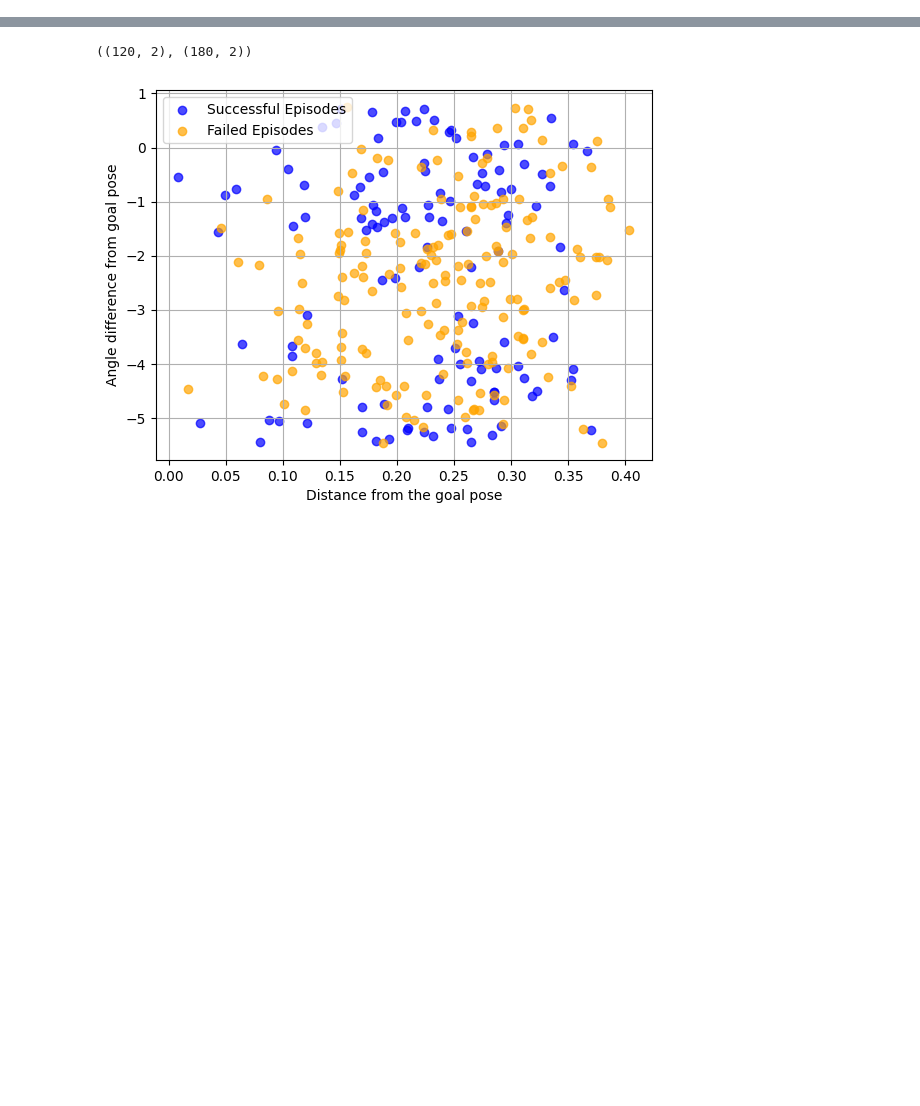
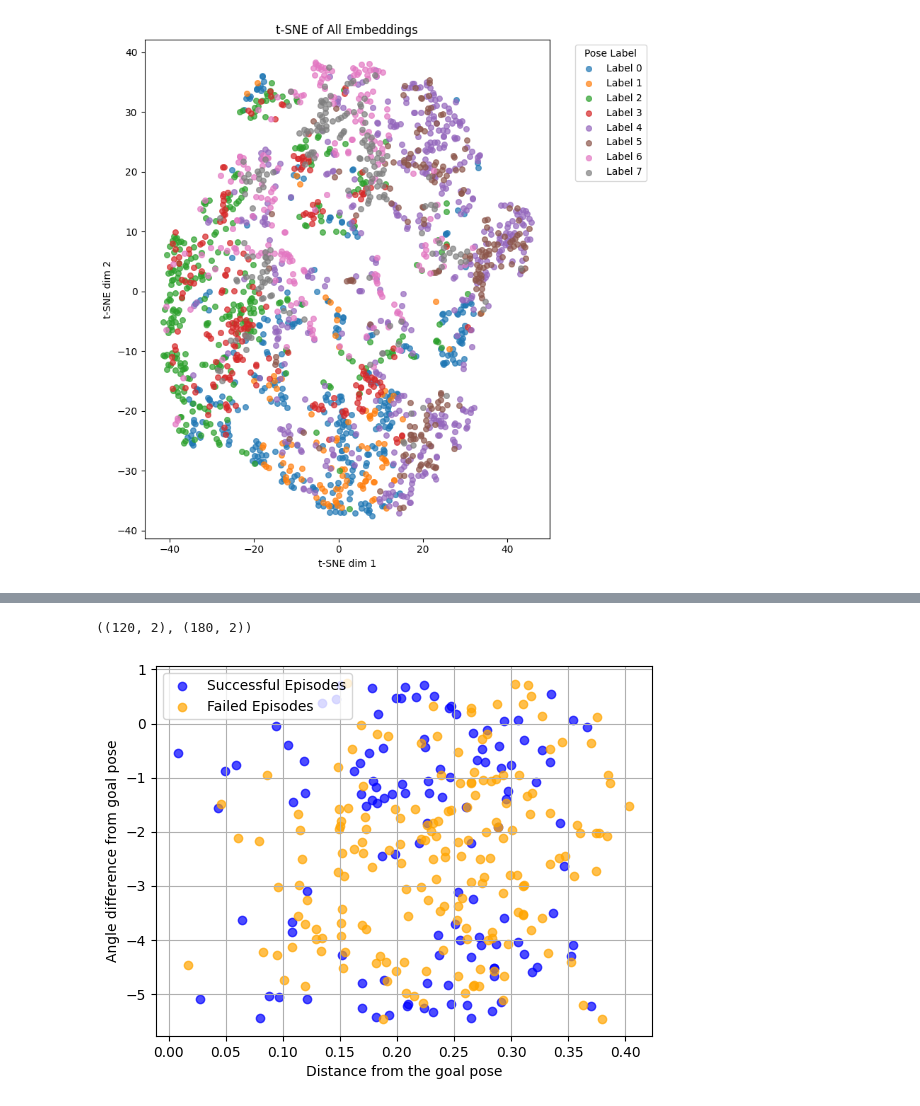
Before and after one commit to rajivswamy/action-diffusion-failure, a Jupyter notebook: dataset_analysis.ipynb, the cells around one changed output, grey strips where cells are left out. Saved outputs shown, nothing was run; the diff lists cells and outputs as text; code cells hidden in the pictures; blank space fills up the shorter version.

```diff
--- a/dataset_analysis.ipynb
+++ b/dataset_analysis.ipynb
@@ -49,0 +239,64 @@ Success rate: 0.20
+# %%
+import matplotlib.pyplot as plt
+from sklearn.decomposition import PCA
+from sklearn.manifold import TSNE
+
+plot_all = True        # True = plot every point; False = plot only the chosen episode
+episode_index = 2       # change to the kth episode you want (0-based)
+
+# 1) Prepare full embedding matrix
+all_embeddings = np.vstack(viz_data['embedding'].values)
+
+# 2) Dimensionality reduction on the full set
+pca = PCA(n_components=50, random_state=42)
+X_pca_all = pca.fit_transform(all_embeddings)
+
+tsne = TSNE(
+    n_components=2,
+    init='pca',
+    perplexity=50,
+    learning_rate=200,
+    n_iter=1000,
+    random_state=42,
+)
+X_tsne_all = tsne.fit_transform(X_pca_all)
+
+# 3) Figure out which episode that actually is
+unique_eps = viz_data['episode'].unique()
+if episode_index < 0 or episode_index >= len(unique_eps):
+    raise IndexError(f"episode_index must be in [0, {len(unique_eps)-1}]")
+target_ep = unique_eps[episode_index]
+
+# 4) Build mask for that episode
+mask = (viz_data['episode'] == target_ep).values
+
+# 5) Select points & labels depending on the toggle
+if plot_all:
+    pts = X_tsne_all
+    labels = viz_data['pose_label'].values
+    title = "t-SNE of All Embeddings"
+else:
+    pts = X_tsne_all[mask]
+    labels = viz_data.loc[mask, 'pose_label'].values
+    title = f"t-SNE of embeddings for Episode #{target_ep} (index {episode_index})"
+
+# 6) Plot
+plt.figure(figsize=(8, 8))
+for lbl in np.unique(labels):
+    sel = (labels == lbl)
+    plt.scatter(
+        pts[sel, 0],
+        pts[sel, 1],
+        label=f'Label {lbl}',
+        s=30,
+        alpha=0.7
+    )
+
+plt.legend(title='Pose Label', bbox_to_anchor=(1.05, 1), loc='upper left')
+plt.title(title)
+plt.xlabel("t-SNE dim 1")
+plt.ylabel("t-SNE dim 2")
+plt.tight_layout()
+plt.show()
+# %% [output]
+[figure, added]
```
Also changed, not shown: parts of 10 cells of this notebook, 3 other files.
